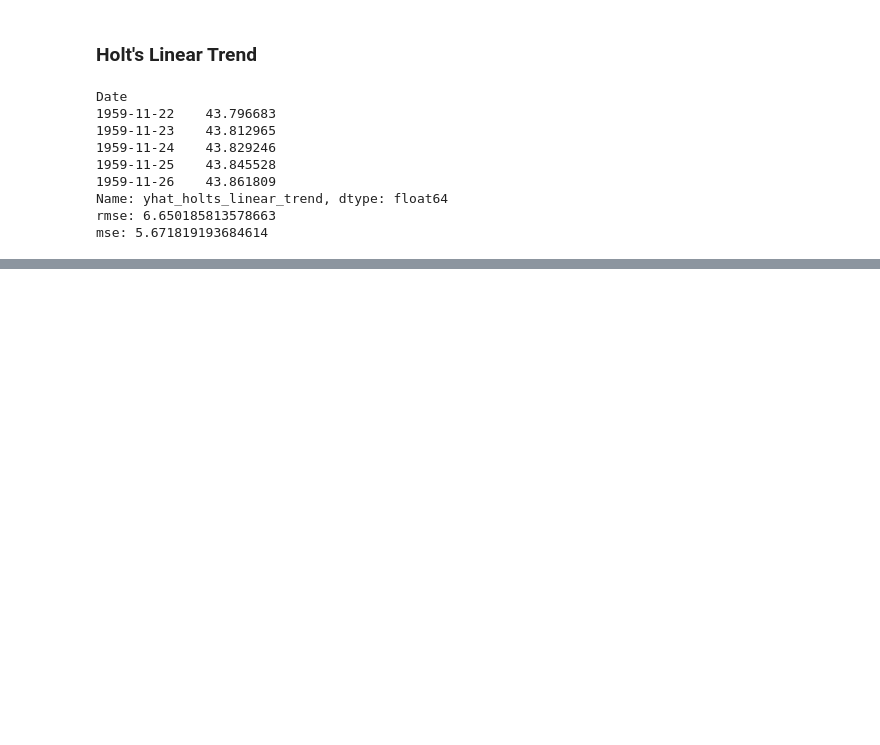
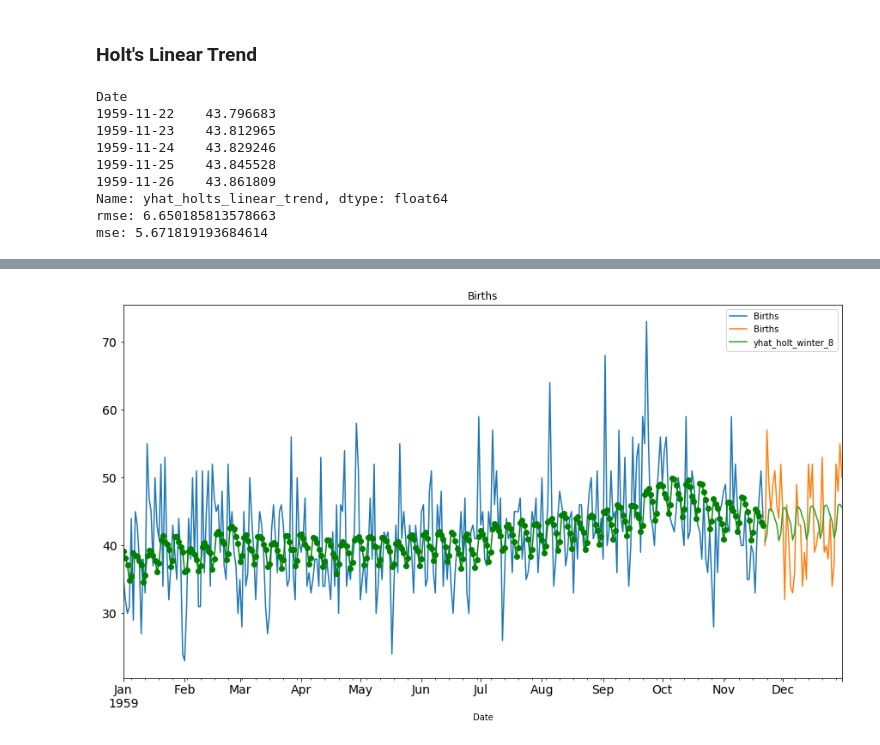
Before and after one commit to seckindinc/Python, a Jupyter notebook: Algorithms/Time-Series/TS-Forecasting_Methods.ipynb, the cells around one changed output, grey strips where cells are left out. Cells and saved outputs as stored; diff of their text form; code cells hidden in the pictures; blank space fills up the shorter version.

```diff
--- a/Algorithms/Time-Series/TS-Forecasting_Methods.ipynb
+++ b/Algorithms/Time-Series/TS-Forecasting_Methods.ipynb
@@ -179,0 +193,33 @@ plt.show()
+# %%
+holt_winter_1 = ExponentialSmoothing(train.Births,trend='add', seasonal='add', seasonal_periods=7, damped=False).fit()
+holt_winter_2 = ExponentialSmoothing(train.Births,trend='add', seasonal='add', seasonal_periods=7, damped=True).fit()
+holt_winter_3 = ExponentialSmoothing(train.Births,trend='add', seasonal='mul', seasonal_periods=7, damped=False).fit()
+holt_winter_4 = ExponentialSmoothing(train.Births,trend='add', seasonal='mul', seasonal_periods=7, damped=True).fit()
+holt_winter_5 = ExponentialSmoothing(train.Births,trend='mul', seasonal='add', seasonal_periods=7, damped=False).fit()
+holt_winter_6 = ExponentialSmoothing(train.Births,trend='mul', seasonal='add', seasonal_periods=7, damped=True).fit()
+holt_winter_7 = ExponentialSmoothing(train.Births,trend='mul', seasonal='mul', seasonal_periods=7, damped=True).fit()
+holt_winter_8 = ExponentialSmoothing(train.Births,trend='mul', seasonal='mul', seasonal_periods=7, damped=False).fit()
+test['yhat_holt_winter_1'] = holt_winter_1.forecast(len(test))
+test['yhat_holt_winter_2'] = holt_winter_2.forecast(len(test))
+test['yhat_holt_winter_3'] = holt_winter_3.forecast(len(test))
+test['yhat_holt_winter_4'] = holt_winter_4.forecast(len(test))
+test['yhat_holt_winter_5'] = holt_winter_5.forecast(len(test))
+test['yhat_holt_winter_6'] = holt_winter_6.forecast(len(test))
+test['yhat_holt_winter_7'] = holt_winter_7.forecast(len(test))
+test['yhat_holt_winter_8'] = holt_winter_8.forecast(len(test))
+print('rmse 1:',sqrt(mean_squared_error(test.Births, test.yhat_holt_winter_1)))
+print('rmse 2:',sqrt(mean_squared_error(test.Births, test.yhat_holt_winter_2)))
+print('rmse 3:',sqrt(mean_squared_error(test.Births, test.yhat_holt_winter_3)))
+print('rmse 4:',sqrt(mean_squared_error(test.Births, test.yhat_holt_winter_4)))
+print('rmse 5:',sqrt(mean_squared_error(test.Births, test.yhat_holt_winter_5)))
+print('rmse 6:',sqrt(mean_squared_error(test.Births, test.yhat_holt_winter_6)))
+print('rmse 7:',sqrt(mean_squared_error(test.Births, test.yhat_holt_winter_7)))
+print('rmse 8:',sqrt(mean_squared_error(test.Births, test.yhat_holt_winter_8)))
+print('mse_1:',mean_absolute_error(test.Births, test.yhat_holt_winter_1))
+print('mse_2:',mean_absolute_error(test.Births, test.yhat_holt_winter_2))
+print('mse_3:',mean_absolute_error(test.Births, test.yhat_holt_winter_3))
+print('mse_4:',mean_absolute_error(test.Births, test.yhat_holt_winter_4))
+print('mse_5:',mean_absolute_error(test.Births, test.yhat_holt_winter_5))
+print('mse_6:',mean_absolute_error(test.Births, test.yhat_holt_winter_6))
+print('mse_7:',mean_absolute_error(test.Births, test.yhat_holt_winter_7))
+print('mse_8:',mean_absolute_error(test.Births, test.yhat_holt_winter_8))
@@ -179,0 +243,9 @@ plt.show()
+# %%
+#Plotting data
+train.Births.plot(figsize=(15,8), title= 'Births', fontsize=14, legend=True)
+test.Births.plot(figsize=(15,8), title= 'Births', fontsize=14, legend=True)
+test.yhat_holt_winter_8.plot(figsize=(15,8), title= 'Births', fontsize=14, legend=True)
+holt_winter_8.fittedvalues.plot(marker='o', color='green')
+plt.show()
+# %% [output]
+[figure, added]
```
Also changed, not shown: parts of 8 cells of this notebook.
